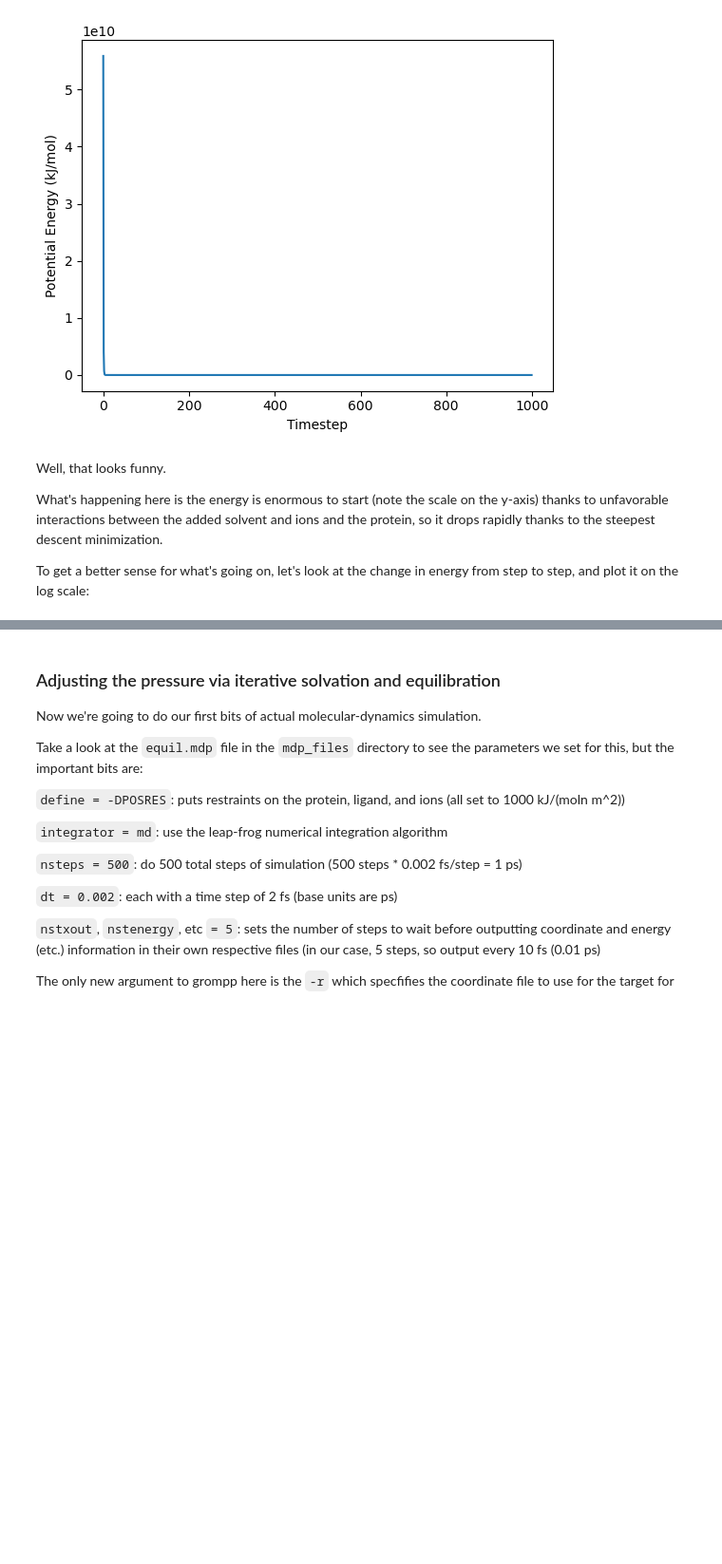
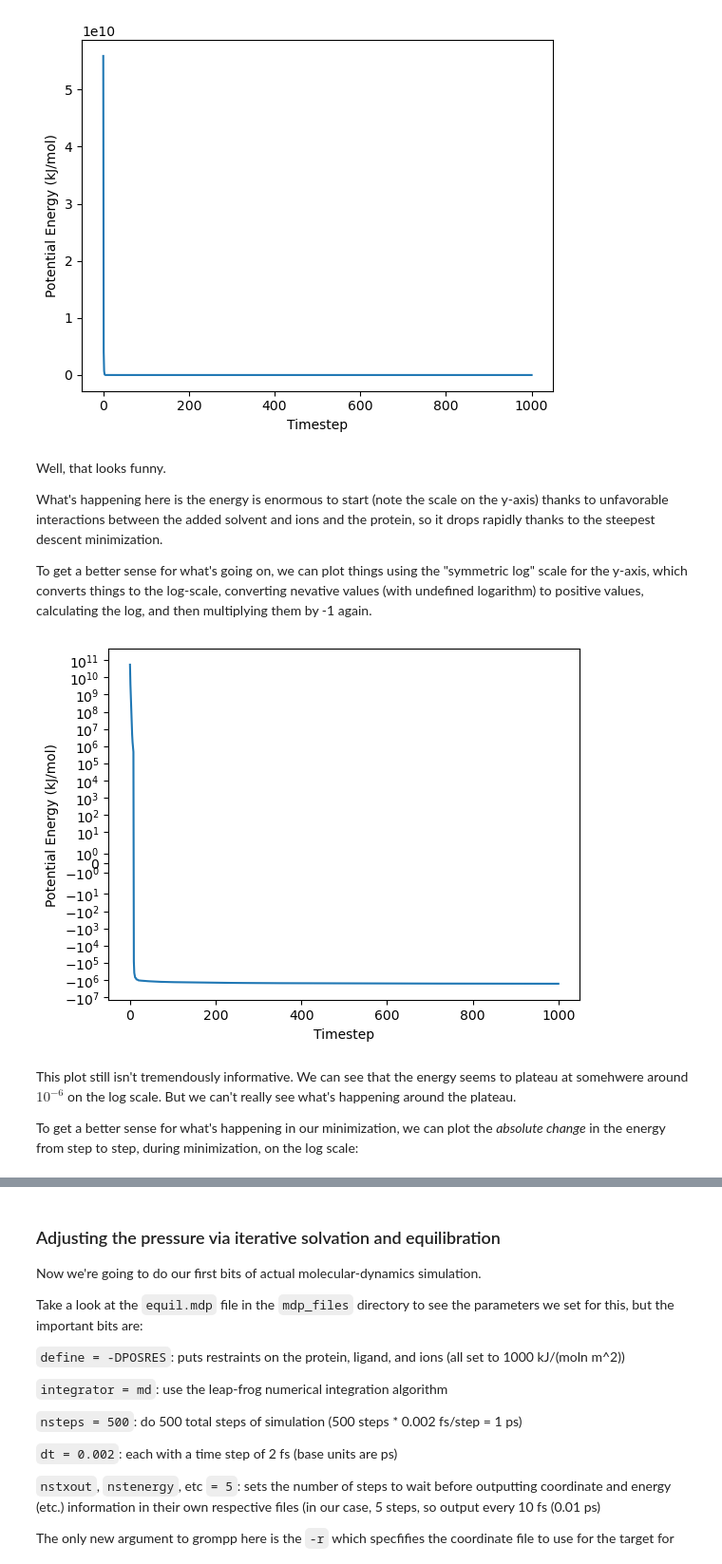
Before and after one commit to mewall/lunus, a Jupyter notebook: examples/tutorials/crystalline_MD_prep/Preparation_of_MD_Simulations_of_Protein_Crystals.ipynb, the cells around one changed output, grey strips where cells are left out. Shown: that part at 95% size. Saved outputs shown, nothing was run; the diff lists cells and outputs as text; code cells hidden in the pictures; blank space fills up the shorter version.

```diff
--- a/examples/tutorials/crystalline_MD_prep/Preparation_of_MD_Simulations_of_Protein_Crystals.ipynb
+++ b/examples/tutorials/crystalline_MD_prep/Preparation_of_MD_Simulations_of_Protein_Crystals.ipynb
@@ -671,7 +690,18 @@ Well, that looks funny.
 
 What's happening here is the energy is enormous to start (note the scale on the y-axis) thanks to unfavorable interactions between the added solvent and ions and the protein, so it drops rapidly thanks to the steepest descent minimization.
 
-To get a better sense for what's going on, let's look at the change in energy from step to step, and plot it on the log scale:
+To get a better sense for what's going on, we can plot things using the "symmetric log" scale for the y-axis, which converts things to the log-scale, converting nevative values (with undefined logarithm) to positive values, calculating the log, and then multiplying them by -1 again.
+# %%
+plt.plot(t, E);
+plt.yscale("symlog")
+plt.xlabel("Timestep");
+plt.ylabel("Potential Energy (kJ/mol)");
+# %% [output]
+[figure, added]
+# %% [markdown]
+This plot still isn't tremendously informative. We can see that the energy seems to plateau at somehwere around $10^{-6}$ on the log scale. But we can't really see what's happening around the plateau.
+
+To get a better sense for what's happening in our minimization, we can plot the _absolute change_ in the energy from step to step, during minimization, on the log scale:
 # %%
 def dE(time,energy):
     ''' helper function for getting changes in energy in absolute terms
```
Also changed, not shown: parts of 41 cells of this notebook, 16 other files.
